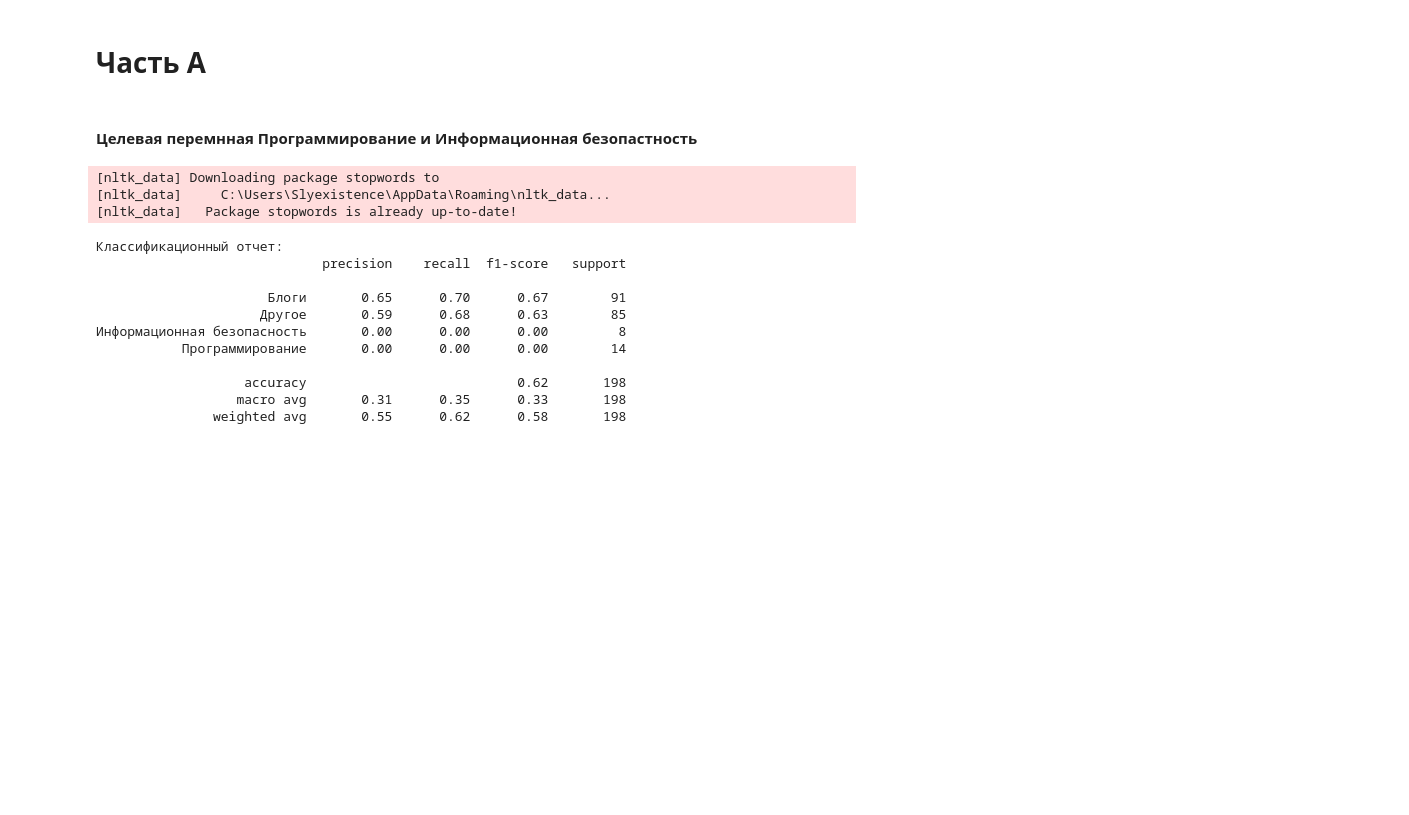
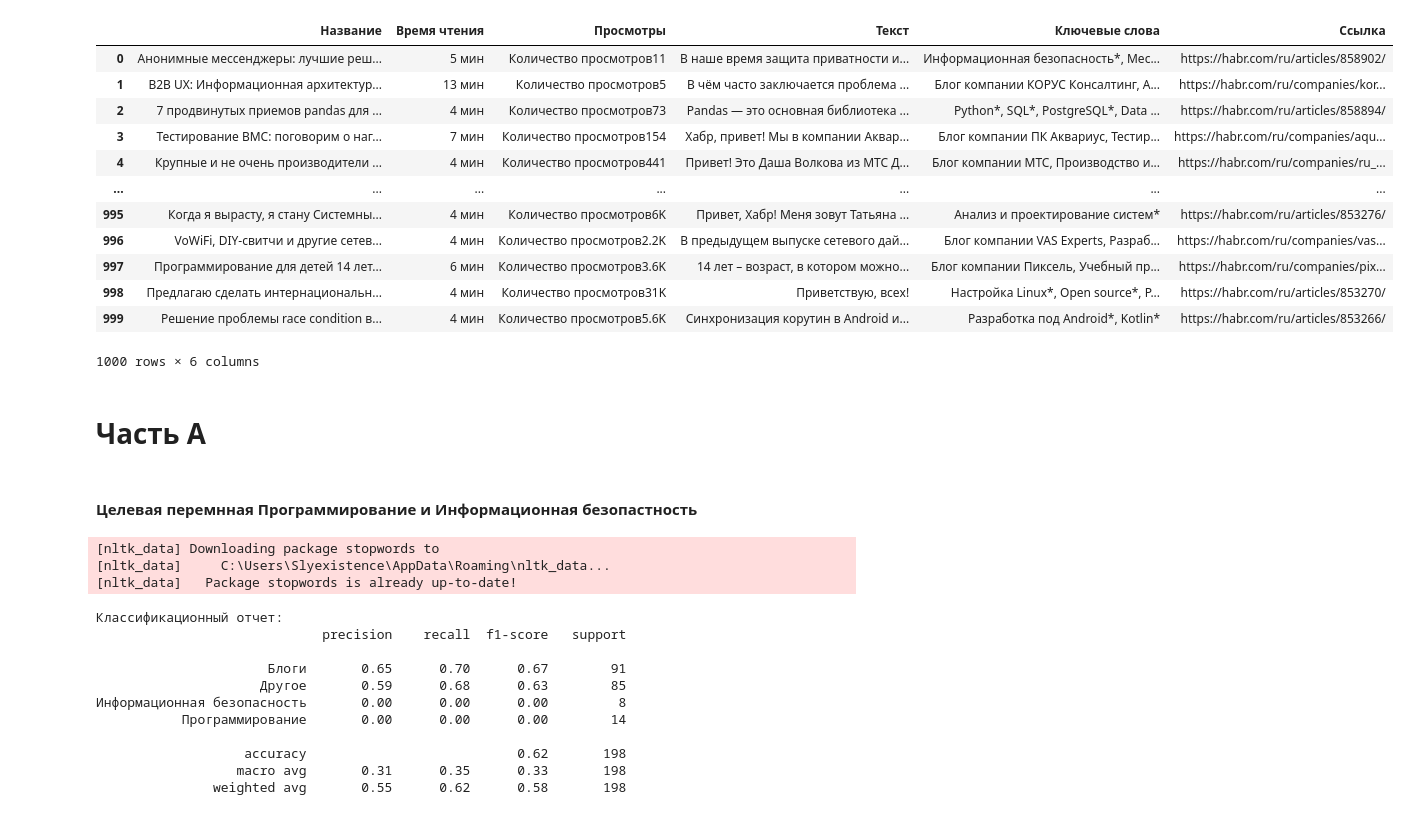
Before and after one commit to Slyexistence/HomeWorkAnalyz, a Jupyter notebook: work_3/classifier.ipynb, the cells around one changed output. Cells and saved outputs as stored; diff of their text form; code cells hidden in the pictures; blank space fills up the shorter version.

```diff
--- a/work_3/classifier.ipynb
+++ b/work_3/classifier.ipynb
@@ -1,7 +1,22 @@
 # %%
 import pandas as pd
 
 df = pd.read_csv("D:/ВУЗ/Атаева/Домашняя Работа/HomeWorkAnalyz/work_1/habr_articles.csv")
+df
+# %% [output]
+|  | Название | Время чтения | Просмотры | Текст | Ключевые слова | Ссылка |
+| 0 | Анонимные мессенджеры: лучшие реш... | 5 мин | Количество просмотров11 | В наше время защита приватности и... | Информационная безопасность*, Мес... | https://habr.com/ru/articles/858902/ |
+| 1 | B2B UX: Информационная архитектур... | 13 мин | Количество просмотров5 | В чём часто заключается проблема ... | Блог компании КОРУС Консалтинг, А... | https://habr.com/ru/companies/kor... |
+| 2 | 7 продвинутых приемов pandas для ... | 4 мин | Количество просмотров73 | Pandas — это основная библиотека ... | Python*, SQL*, PostgreSQL*, Data ... | https://habr.com/ru/articles/858894/ |
+| 3 | Тестирование BMС: поговорим о наг... | 7 мин | Количество просмотров154 | Хабр, привет! Мы в компании Аквар... | Блог компании ПК Аквариус, Тестир... | https://habr.com/ru/companies/aqu... |
+| 4 | Крупные и не очень производители ... | 4 мин | Количество просмотров441 | Привет! Это Даша Волкова из МТС Д... | Блог компании МТС, Производство и... | https://habr.com/ru/companies/ru_... |
+| ... | ... | ... | ... | ... | ... | ... |
+| 995 | Когда я вырасту, я стану Системны... | 4 мин | Количество просмотров6K | Привет, Хабр! Меня зовут Татьяна ... | Анализ и проектирование систем* | https://habr.com/ru/articles/853276/ |
+| 996 | VoWiFi, DIY-свитчи и другие сетев... | 4 мин | Количество просмотров2.2K | В предыдущем выпуске сетевого дай... | Блог компании VAS Experts, Разраб... | https://habr.com/ru/companies/vas... |
+| 997 | Программирование для детей 14 лет... | 6 мин | Количество просмотров3.6K | 14 лет – возраст, в котором можно... | Блог компании Пиксель, Учебный пр... | https://habr.com/ru/companies/pix... |
+| 998 | Предлагаю сделать интернациональн... | 4 мин | Количество просмотров31K | Приветствую, всех! | Настройка Linux*, Open source*, Р... | https://habr.com/ru/articles/853270/ |
+| 999 | Решение проблемы race condition в... | 4 мин | Количество просмотров5.6K | Синхронизация корутин в Android и... | Разработка под Android*, Kotlin* | https://habr.com/ru/articles/853266/ |
+1000 rows × 6 columns
 # %% [markdown]
 # Часть А
 # %% [markdown]
```
Also changed, not shown: 2 other files.
